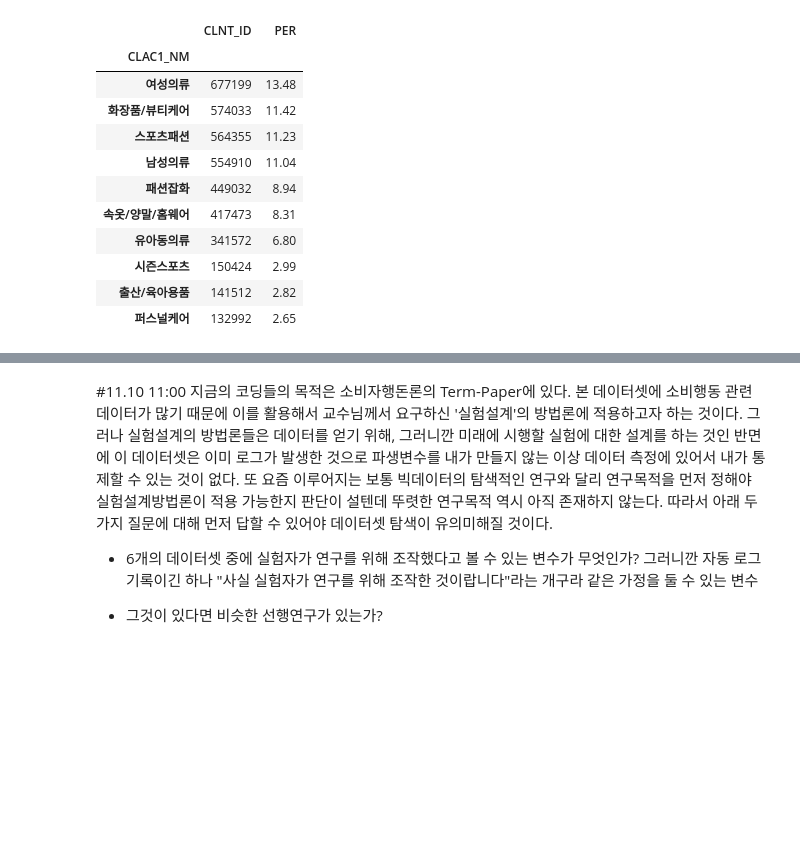
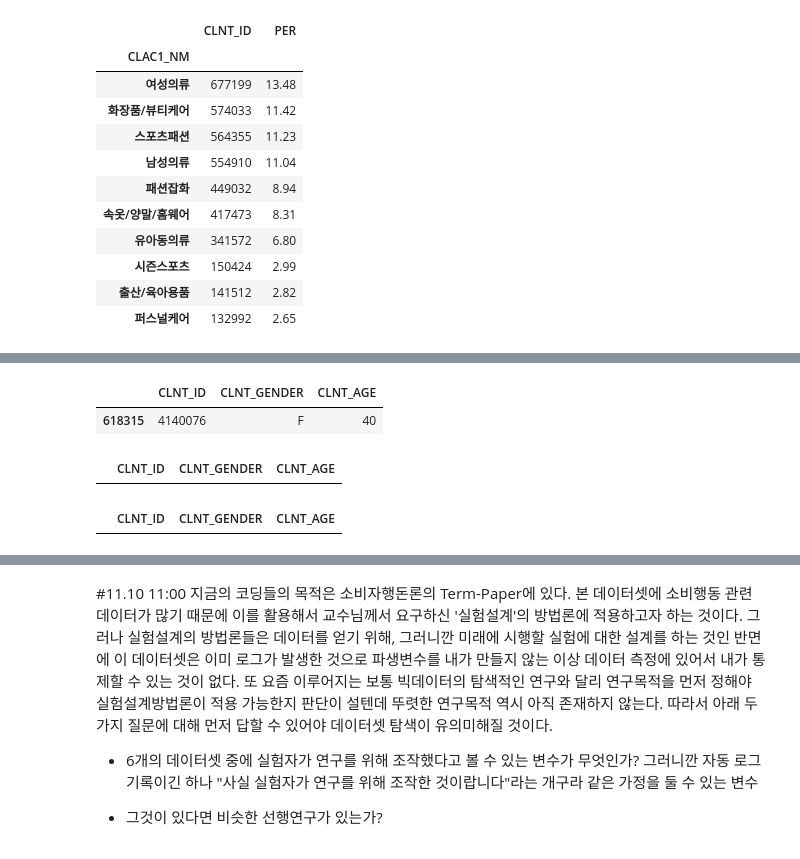
Before and after one commit to chldnjstjr/Lpoint, a Jupyter notebook: 1st_EDA.ipynb, the cells around one changed output, grey strips where cells are left out. Saved outputs shown, nothing was run; the diff lists cells and outputs as text; code cells hidden in the pictures; blank space fills up the shorter version.

```diff
--- a/1st_EDA.ipynb
+++ b/1st_EDA.ipynb
@@ -356,0 +378,9 @@ session = pd.read_csv(sessioncsv, dtype={"CLNT_ID": np.str, "SESS_ID":np.str}, t
+# %%
+custom[custom["CLNT_ID"]=="4140076"]
+custom[custom["CLNT_ID"]=="4139680"]
+custom[custom["CLNT_ID"]=="4142395"]
+# %% [output]
+|  | CLNT_ID | CLNT_GENDER | CLNT_AGE |
+| 618315 | 4140076 | F | 40 |
+|  | CLNT_ID | CLNT_GENDER | CLNT_AGE |
+|  | CLNT_ID | CLNT_GENDER | CLNT_AGE |
```
Also changed, not shown: parts of 16 cells of this notebook.
